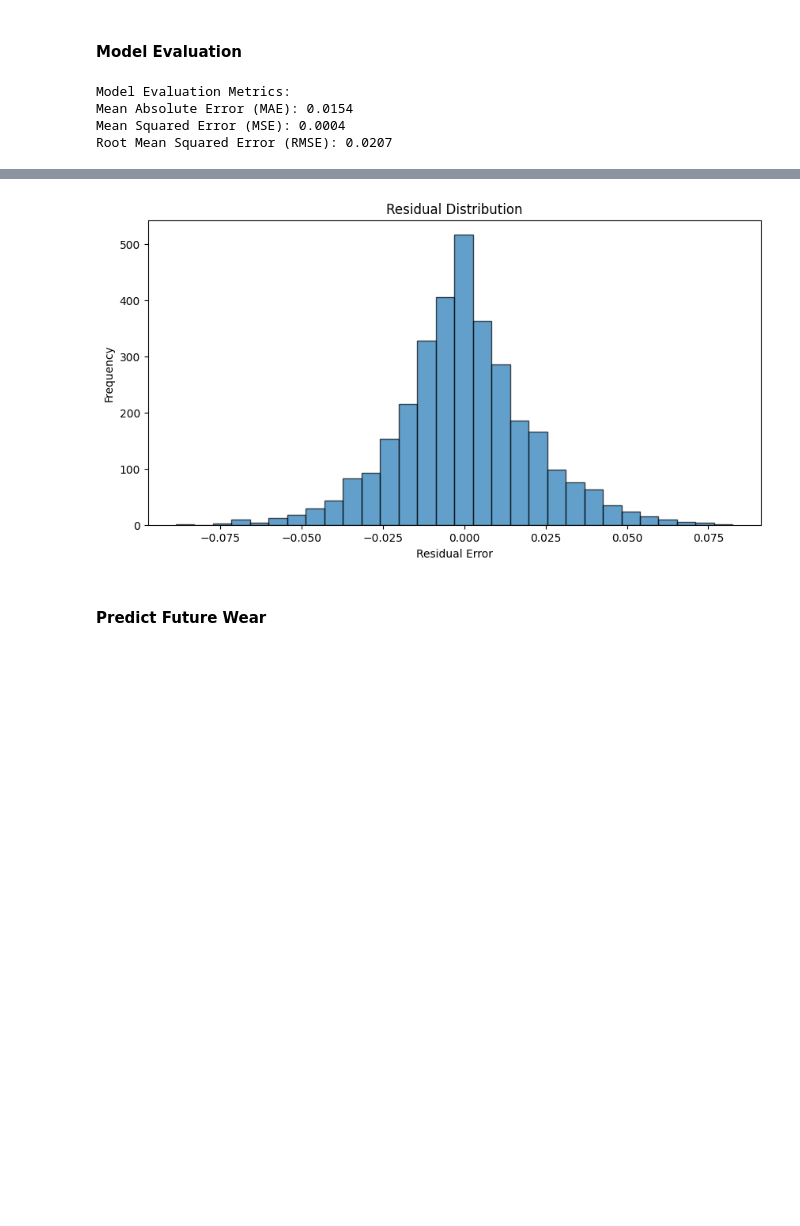
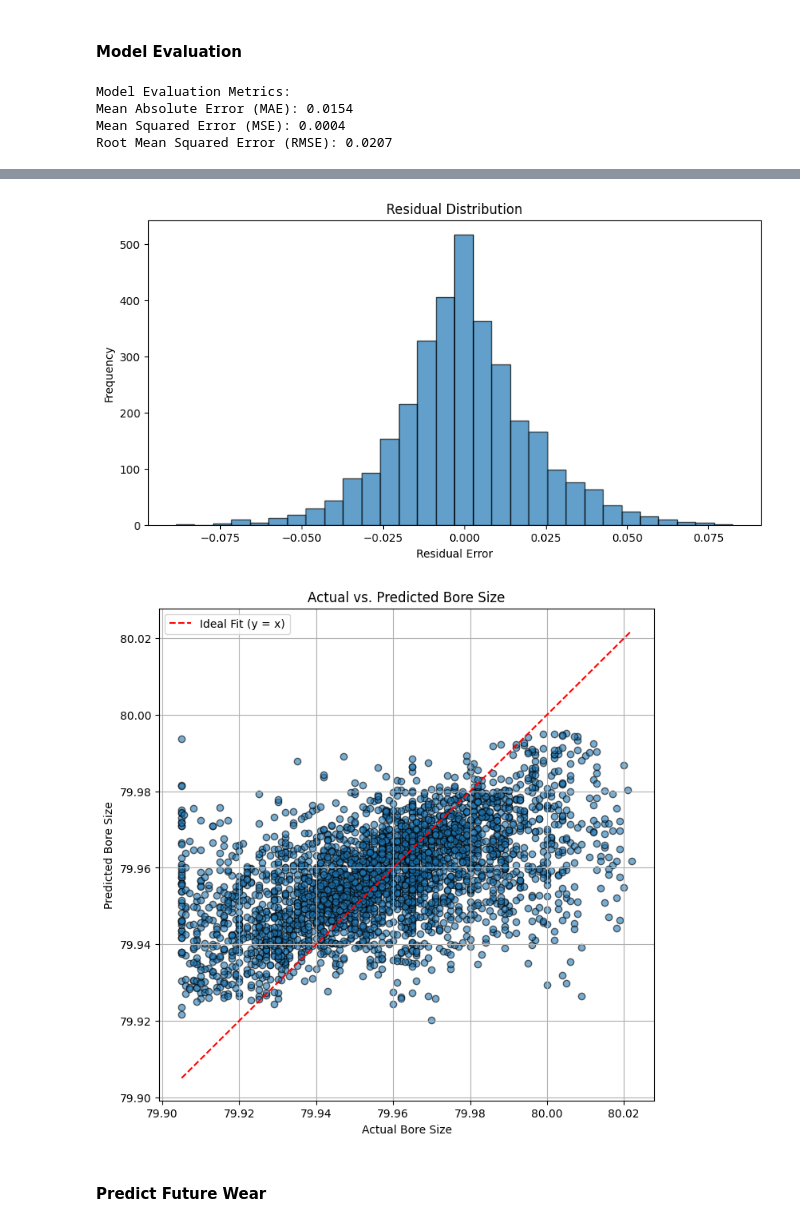
Before and after one commit to RileyORorke/MSBA-Capstone-Riley-ORorke, a Jupyter notebook: data_model_development/data_model_development_ororke_20250302_v3.ipynb, the cells around one changed output, grey strips where cells are left out. Drawn from its saved outputs; the diff is of its cells as text; code cells hidden in the pictures; blank space fills up the shorter version.

```diff
--- a/data_model_development/data_model_development_ororke_20250302_v3.ipynb
+++ b/data_model_development/data_model_development_ororke_20250302_v3.ipynb
@@ -138,33 +138,48 @@ rmse = np.sqrt(mse)
 print("Model Evaluation Metrics:")
 print(f"Mean Absolute Error (MAE): {mae:.4f}")
 print(f"Mean Squared Error (MSE): {mse:.4f}")
 print(f"Root Mean Squared Error (RMSE): {rmse:.4f}")
 
 # Plot actual vs. predicted values
 plt.figure(figsize=(10, 6))
 plt.plot(df.index, df["C.[DataValue]"], label="Actual Values", color="blue")
 plt.plot(df.index, y_pred, label="Fitted Values", color="red", linestyle="dashed")
 plt.xlabel("Date")
 plt.ylabel("Bore Size")
 plt.title("Actual vs. Fitted Bore Size Values")
 plt.legend()
 plt.show()
 
 # Residual Analysis
 residuals = df["C.[DataValue]"] - y_pred
 plt.figure(figsize=(10, 5))
 plt.hist(residuals, bins=30, edgecolor="black", alpha=0.7)
 plt.xlabel("Residual Error")
 plt.ylabel("Frequency")
 plt.title("Residual Distribution")
 plt.show()
+
+# Actual vs Predicted Scatter Plot
+plt.figure(figsize=(8, 8))
+plt.scatter(df["C.[DataValue]"], y_pred, alpha=0.6, edgecolor="k")
+# Plot ideal fit line (y=x)
+min_val = min(df["C.[DataValue]"].min(), y_pred.min())
+max_val = max(df["C.[DataValue]"].max(), y_pred.max())
+plt.plot([min_val, max_val], [min_val, max_val], 'r--', label='Ideal Fit (y = x)')
+plt.xlabel("Actual Bore Size")
+plt.ylabel("Predicted Bore Size")
+plt.title("Actual vs. Predicted Bore Size")
+plt.legend()
+plt.grid(True)
+plt.show()
 # %% [output]
 Model Evaluation Metrics:
 Mean Absolute Error (MAE): 0.0154
 Mean Squared Error (MSE): 0.0004
 Root Mean Squared Error (RMSE): 0.0207
 [figure]
 [figure]
+[figure, added]
 # %% [markdown]
 #### Predict Future Wear
 # %%
```
Also changed, not shown: parts of 3 cells of this notebook, 1 other file.
